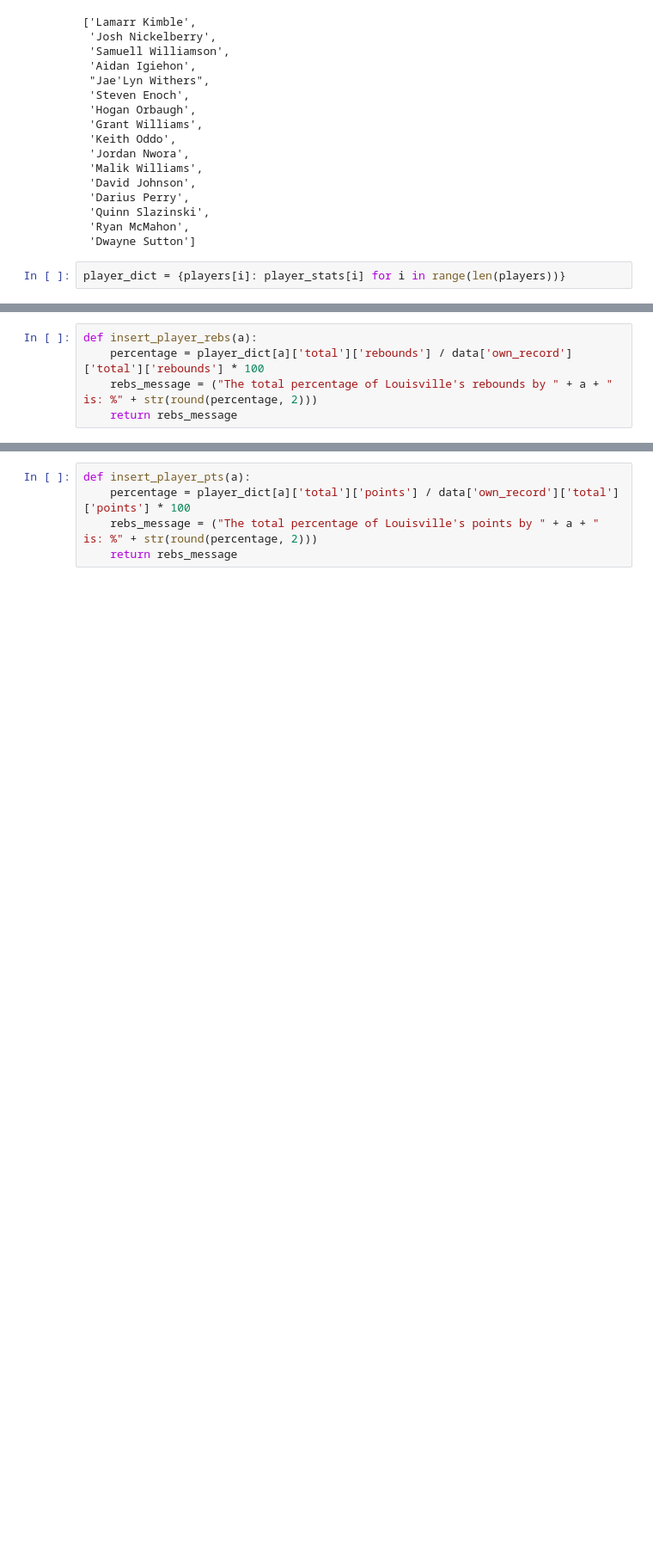
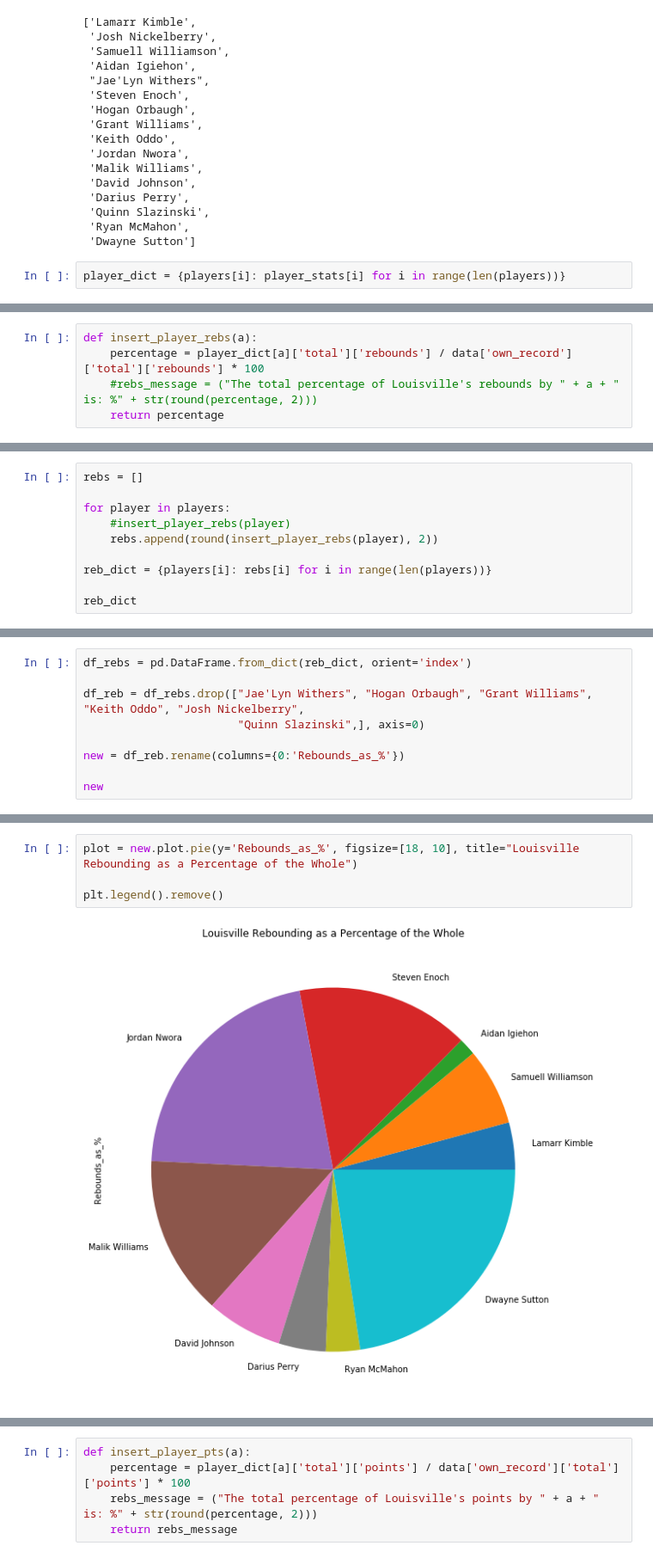
Before and after one commit to Bourbonplaytime/LouisvilleMBBStats, a Jupyter notebook: Louisville_Rebounds_as_Percentage.ipynb, the cells around one changed output, grey strips where cells are left out. Shown at 86% size. Cells and saved outputs as stored; diff of their text form; blank space fills up the shorter version.

Commit message:
Two visualizations a pie and bar chart of rebounding as a percentage of the whole of the team

```diff
--- a/Louisville_Rebounds_as_Percentage.ipynb
+++ b/Louisville_Rebounds_as_Percentage.ipynb
@@ -143,5 +147,5 @@ final_pad
 # %%
 def insert_player_rebs(a):
     percentage = player_dict[a]['total']['rebounds'] / data['own_record']['total']['rebounds'] * 100
-    rebs_message = ("The total percentage of Louisville's rebounds by " + a + " is: %" + str(round(percentage, 2)))
-    return rebs_message
+    #rebs_message = ("The total percentage of Louisville's rebounds by " + a + " is: %" + str(round(percentage, 2)))
+    return percentage
@@ -167,0 +152,10 @@ The total percentage of Louisville's rebounds by Dwayne Sutton is: %22.36
+# %%
+rebs = []
+
+for player in players:
+    #insert_player_rebs(player)
+    rebs.append(round(insert_player_rebs(player), 2))
+
+reb_dict = {players[i]: rebs[i] for i in range(len(players))}
+
+reb_dict
@@ -167,0 +179,9 @@ The total percentage of Louisville's rebounds by Dwayne Sutton is: %22.36
+# %%
+df_rebs = pd.DataFrame.from_dict(reb_dict, orient='index')
+
+df_reb = df_rebs.drop(["Jae'Lyn Withers", "Hogan Orbaugh", "Grant Williams", "Keith Oddo", "Josh Nickelberry",
+                       "Quinn Slazinski",], axis=0)
+
+new = df_reb.rename(columns={0:'Rebounds_as_%'})
+
+new
@@ -167,0 +200,6 @@ The total percentage of Louisville's rebounds by Dwayne Sutton is: %22.36
+# %%
+plot = new.plot.pie(y='Rebounds_as_%', figsize=[18, 10], title="Louisville Rebounding as a Percentage of the Whole")
+
+plt.legend().remove()
+# %% [output]
+[figure, added]
```
Also changed, not shown: parts of 6 cells of this notebook.
